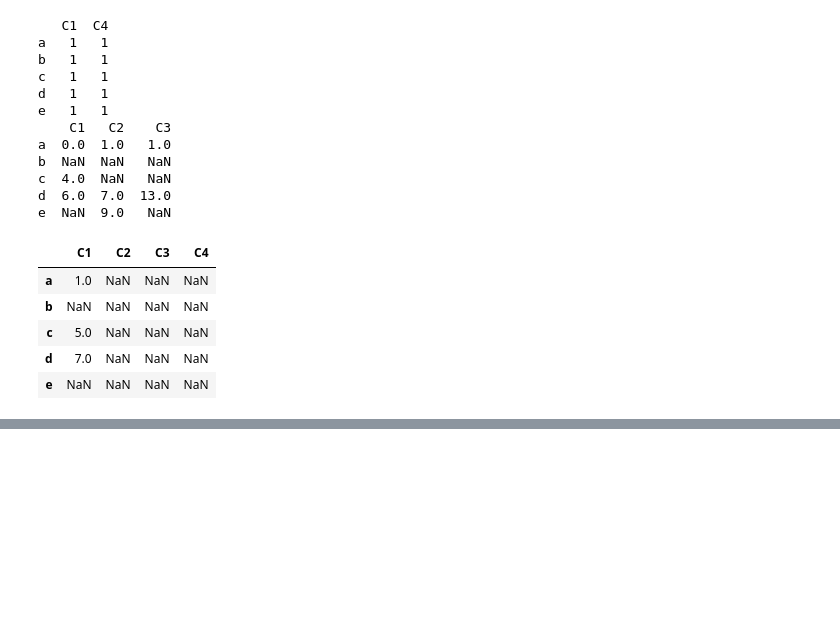
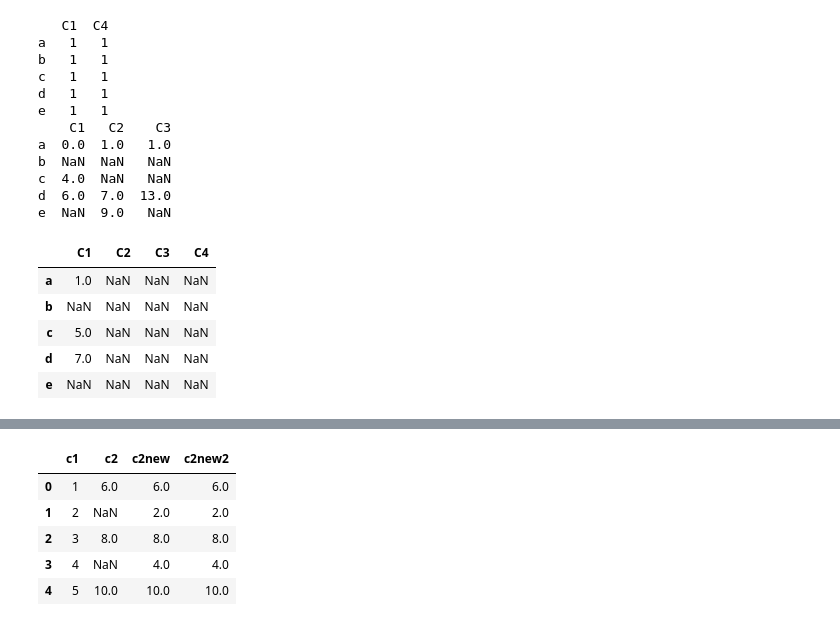
Before and after one commit to ikeven94/py_repo, a Jupyter notebook: Pandas_Numpy/Pandas_preprocessing.ipynb, the cells around one changed output, grey strips where cells are left out. Cells and saved outputs as stored; diff of their text form; code cells hidden in the pictures; blank space fills up the shorter version.

```diff
--- a/Pandas_Numpy/Pandas_preprocessing.ipynb
+++ b/Pandas_Numpy/Pandas_preprocessing.ipynb
@@ -581,0 +632,4 @@ array([[-0.89437772, -1.4854862 , -1.40835426],
+# %%
+df2 = pd.DataFrame({'c1':[1,2,3,4,5],
+             'c2':[6,7,8,9,10]})
+df2
@@ -581,0 +643,8 @@ array([[-0.89437772, -1.4854862 , -1.40835426],
+# %%
+# 7, 9 값을 np.nan으로 변경
+df2.loc[[1,3],['c2']] = np.nan
+# %%
+df2
+# c2 new 열을 추가 (c2열 값이 null이 아니면 c2, 그렇지 안으면 c1열 값으로 채움)
+df2['c2new'] = np.where(pd.notnull(df2['c2']),df2['c2'],df2['c1'])
+df2
@@ -581,0 +658,14 @@ array([[-0.89437772, -1.4854862 , -1.40835426],
+# %%
+for i in df2.index:
+    if pd.notnull(df2.loc[i,'c2']) == True: # null이 아닌경우
+        df2.loc[i,'c2new2'] = df2.loc[i,'c2']
+    else:
+        df2.loc[i,'c2new2'] = df2.loc[i,'c1']
+df2
+# %% [output]
+|  | c1 | c2 | c2new | c2new2 |
+| 0 | 1 | 6.0 | 6.0 | 6.0 |
+| 1 | 2 | NaN | 2.0 | 2.0 |
+| 2 | 3 | 8.0 | 8.0 | 8.0 |
+| 3 | 4 | NaN | 4.0 | 4.0 |
+| 4 | 5 | 10.0 | 10.0 | 10.0 |
```
Also changed, not shown: parts of 16 cells of this notebook.
